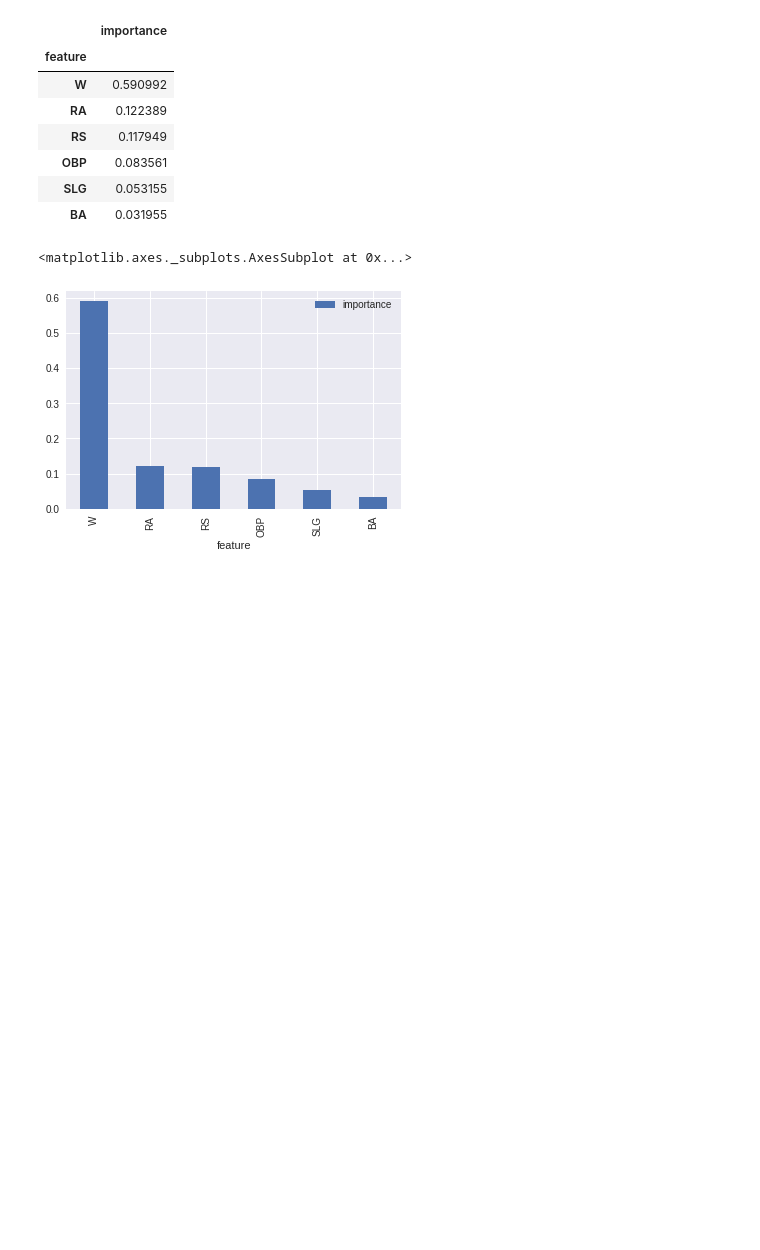
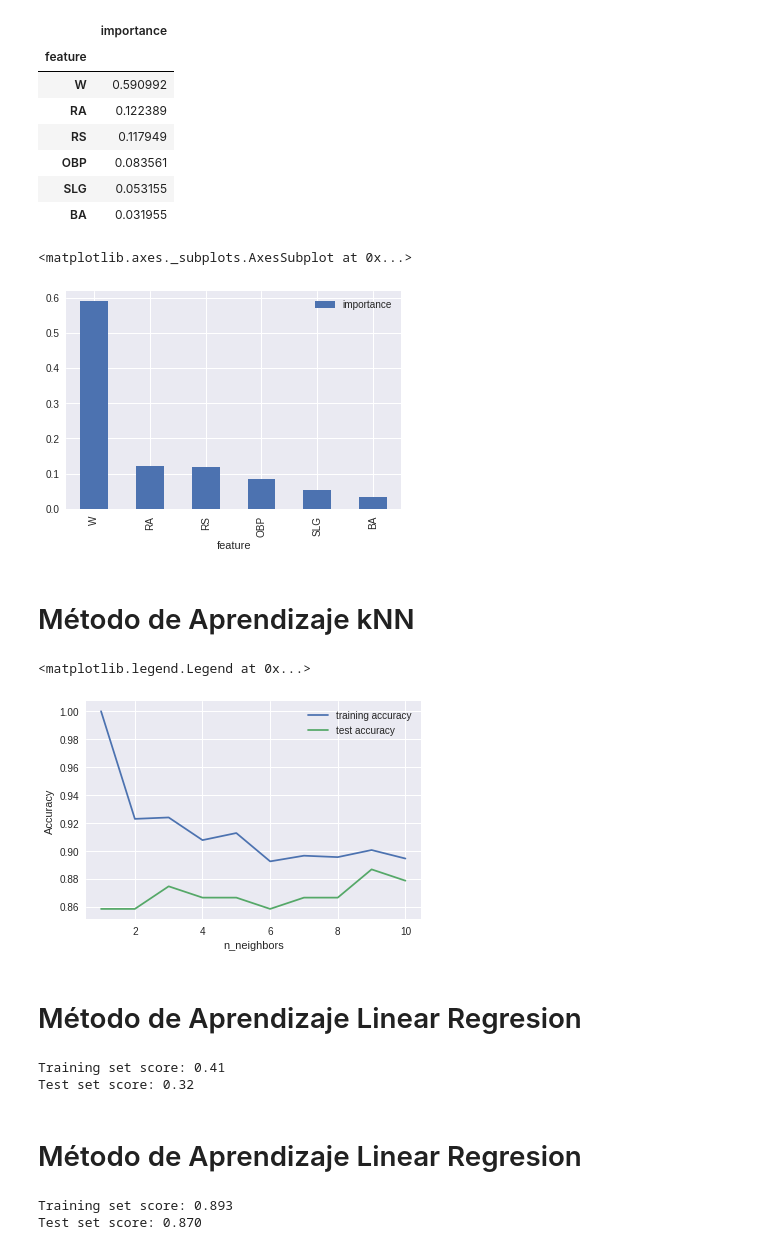
Before and after one commit to mcastro90/RP_IC_2, a Jupyter notebook: Investigación Corta #2.ipynb, the cells around one changed output. Saved outputs shown, nothing was run; the diff lists cells and outputs as text; code cells hidden in the pictures; blank space fills up the shorter version.

Commit message:
Update ipynb file with other models

```diff
--- a/Investigación Corta #2.ipynb
+++ b/Investigación Corta #2.ipynb
@@ -99,0 +118,2 @@ Image(filename='./output/simple_tree.png')
+# %%
+clf = ExtraTreesClassifier(n_estimators=10, max_depth=None, min_samples_split=2, random_state=0)
@@ -165,3 +188,15 @@ importances.plot.bar()
 # %% [output]
 <matplotlib.axes._subplots.AxesSubplot at 0x...>
 [figure]
+# %% [markdown]
+# Método de Aprendizaje kNN
+# %%
+cols_to_use = ["Team", "RS", "RA", "W", "OBP", "SLG", "BA", "Playoffs"]
+data = data_baseball[cols_to_use]
+features = data[["RS", "RA", "W", "OBP", "SLG", "BA"]]
+labels = data["Playoffs"]
+# %%
+X_train, X_test, y_train, y_test = train_test_split(features, labels, test_size=0.2, random_state=42)
+# %%
+training_accuracy = []
+test_accuracy = []
@@ -167,0 +205,23 @@ importances.plot.bar()
+# %%
+import matplotlib.pyplot as plt
+%matplotlib inline
+
+neighbors_settings = range(1, 11)
+for n_neighbors in neighbors_settings:
+    # se construye el modelo de clasificacion
+    clf = KNeighborsClassifier(n_neighbors=n_neighbors)
+    clf.fit(X_train, y_train)
+    # se almacena el "training set accuracy"
+    training_accuracy.append(clf.score(X_train, y_train))
+    # se almacena la "generalization accuracy"
+    test_accuracy.append(clf.score(X_test, y_test))
+plt.plot(neighbors_settings, training_accuracy, label="training accuracy")
+plt.plot(neighbors_settings, test_accuracy, label="test accuracy")
+plt.ylabel("Accuracy")
+plt.xlabel("n_neighbors")
+plt.legend()
+# %% [output]
+<matplotlib.legend.Legend at 0x...>
+[figure, added]
+# %% [markdown]
+# Método de Aprendizaje Linear Regresion
@@ -167,0 +232,8 @@ importances.plot.bar()
+# %%
+print("Training set score: {:.2f}".format(lr.score(X_train, y_train)))
+print("Test set score: {:.2f}".format(lr.score(X_test, y_test)))
+# %% [output]
+Training set score: 0.41
+Test set score: 0.32
+# %% [markdown]
+# Método de Aprendizaje Linear Regresion
@@ -167,0 +251,6 @@ importances.plot.bar()
+# %%
+print("Training set score: {:.3f}".format(logreg.score(X_train, y_train)))
+print("Test set score: {:.3f}".format(logreg.score(X_test, y_test)))
+# %% [output]
+Training set score: 0.893
+Test set score: 0.870
```
Also changed, not shown: parts of 36 cells of this notebook.
